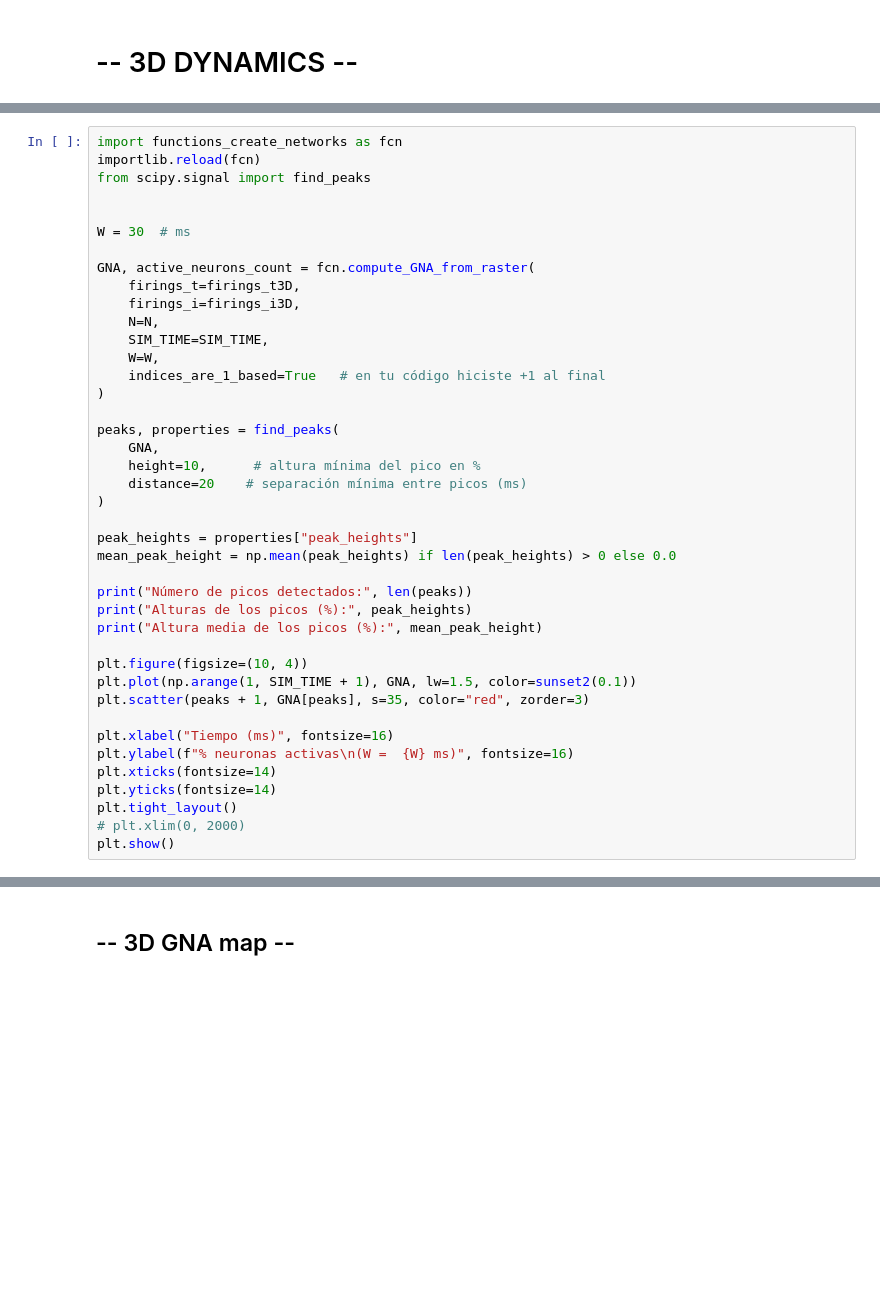
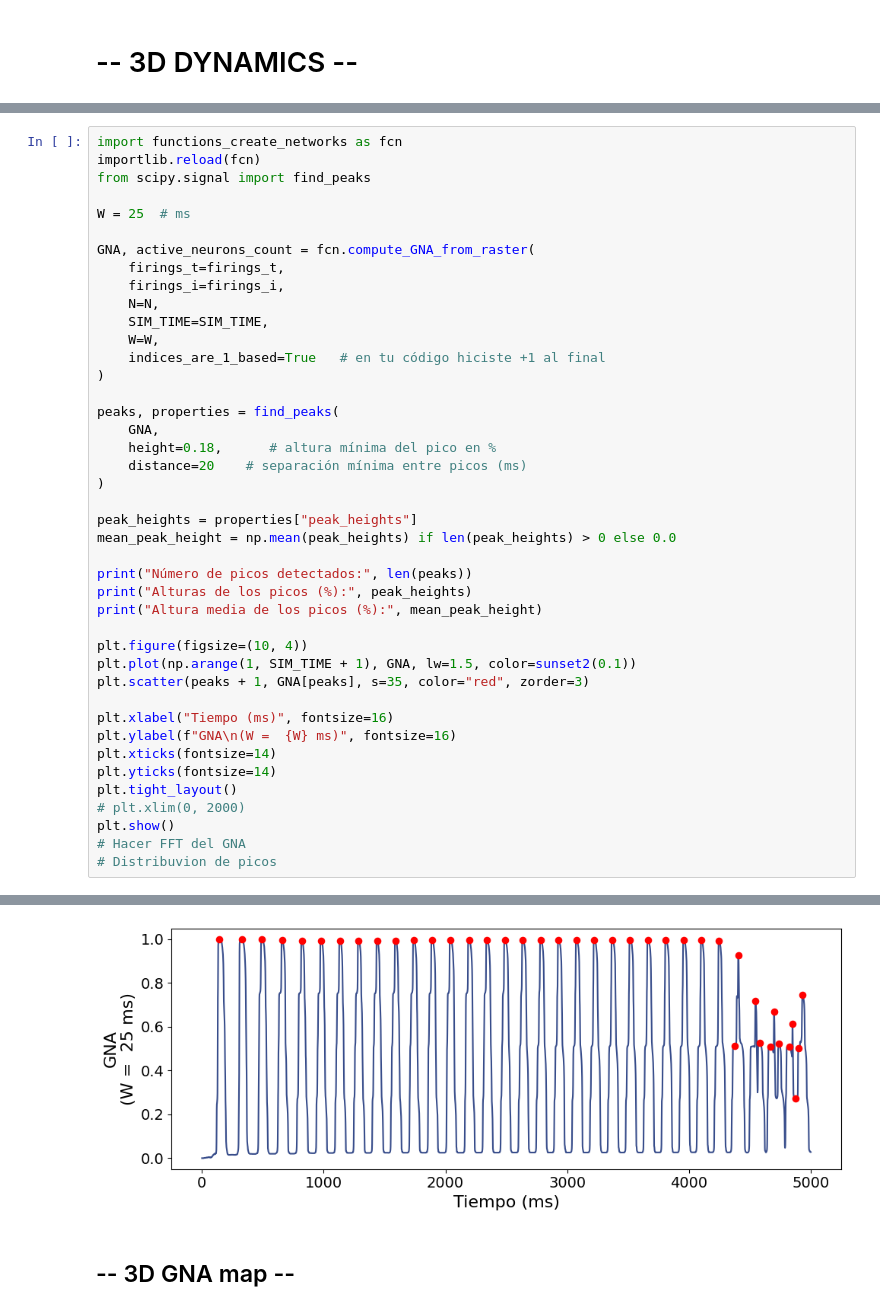
Before and after one commit to underDD/TFM, a Jupyter notebook: create_network.ipynb, the cells around one changed output, grey strips where cells are left out. Drawn from its saved outputs; the diff is of its cells as text; blank space fills up the shorter version.

```diff
--- a/create_network.ipynb
+++ b/create_network.ipynb
@@ -2440,12 +2324,11 @@ import functions_create_networks as fcn
 importlib.reload(fcn)
 from scipy.signal import find_peaks
 
-
-W = 30  # ms
+W = 25  # ms
 
 GNA, active_neurons_count = fcn.compute_GNA_from_raster(
-    firings_t=firings_t3D,
-    firings_i=firings_i3D,
+    firings_t=firings_t,
+    firings_i=firings_i,
     N=N,
     SIM_TIME=SIM_TIME,
     W=W,
@@ -2454,7 +2337,7 @@ GNA, active_neurons_count = fcn.compute_GNA_from_raster(
 
 peaks, properties = find_peaks(
     GNA,
-    height=10,      # altura mínima del pico en %
+    height=0.18,      # altura mínima del pico en %
     distance=20    # separación mínima entre picos (ms)
 )
 
@@ -2470,9 +2353,12 @@ plt.plot(np.arange(1, SIM_TIME + 1), GNA, lw=1.5, color=sunset2(0.1))
 plt.scatter(peaks + 1, GNA[peaks], s=35, color="red", zorder=3)
 
 plt.xlabel("Tiempo (ms)", fontsize=16)
-plt.ylabel(f"% neuronas activas\n(W =  {W} ms)", fontsize=16)
+plt.ylabel(f"GNA\n(W =  {W} ms)", fontsize=16)
 plt.xticks(fontsize=14)
 plt.yticks(fontsize=14)
 plt.tight_layout()
 # plt.xlim(0, 2000)
 plt.show()
+# Hacer FFT del GNA
+# Distribuvion de picos
+# %% [output]
@@ -2479,3 +2374,4 @@ plt.show()
+[figure, added]
 # %% [markdown]
 ## -- 3D GNA map --
 # %%
```
Also changed, not shown: parts of 14 cells of this notebook, 23 other files.
